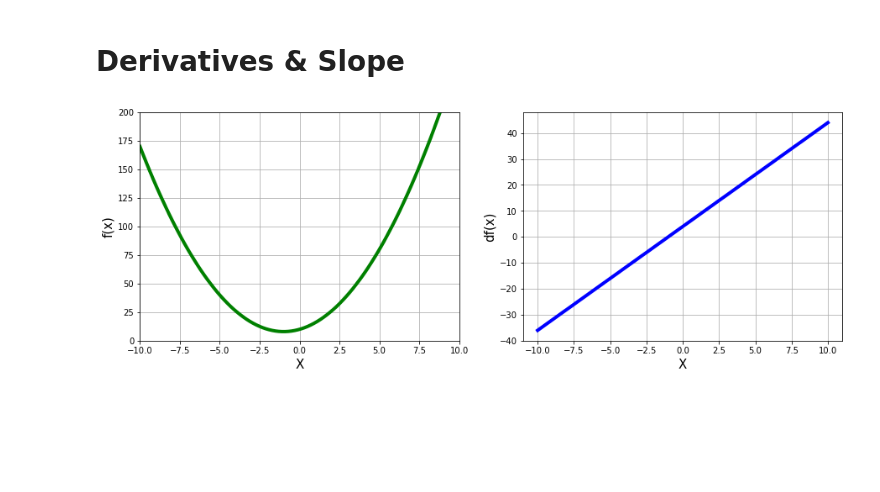
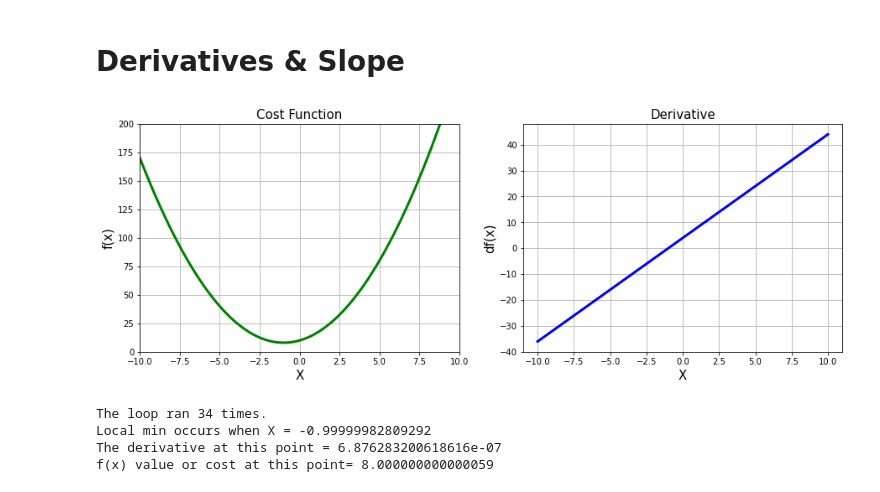
Before and after one commit to JLJL0308/Gradient_Descent_Exercise, a Jupyter notebook: Gradient Descent.ipynb, the cells around one changed output. Saved outputs shown, nothing was run; the diff lists cells and outputs as text; code cells hidden in the pictures; blank space fills up the shorter version.

Commit message:
Add algorithm and visualizations

```diff
--- a/Gradient Descent.ipynb
+++ b/Gradient Descent.ipynb
@@ -32,22 +32,49 @@ def df(x):
 # %%
 plt.figure(figsize = [15, 5])
 
 # First Plot Cost Function
 plt.subplot(1, 2, 1)
+plt.title("Cost Function", fontsize = 15)
 plt.xlabel("X", fontsize = 15)
 plt.ylabel("f(x)", fontsize = 15)
 plt.xlim(-10, 10)
 plt.ylim(0, 200)
 plt.grid()
-plt.plot(x_1, f(x_1), color = "green", linewidth = 4)
+plt.plot(x_1, f(x_1), color = "green", linewidth = 3)
 
 # Second Plot Derivative
 plt.subplot(1, 2, 2)
+plt.title("Derivative", fontsize = 15)
 plt.xlabel("X", fontsize = 15)
 plt.ylabel("df(x)", fontsize = 15)
 plt.grid()
-plt.plot(x_1, df(x_1), color = "blue", linewidth = 4)
+plt.plot(x_1, df(x_1), color = "blue", linewidth = 3)
 
 plt.show()
 # %% [output]
-[figure, old version]
+[figure, new version]
+# %%
+# Gradient Descent Algorithm
+current_X = 5
+step = 0.1
+X_list = []
+for n in range(500000000000):
+    gradient = df(current_X)
+    # Append values to the lists
+    X_list.append(current_X)
+    # Stop when reach certain precision
+    if abs(step * gradient) <= 0.0000001:
+        print("The loop ran", n, "times.")
+        break
+    current_X = current_X - step * gradient
+
+
+# Print out results
+print("Local min occurs when X =", current_X)
+print("The derivative at this point =", df(current_X))
+print("f(x) value or cost at this point=", f(current_X))
+# %% [output]
+The loop ran 34 times.
+Local min occurs when X = -0.99999982809292
+The derivative at this point = 6.876283200618616e-07
+f(x) value or cost at this point= 8.000000000000059
```
Also changed, not shown: parts of 1 cell of this notebook.
